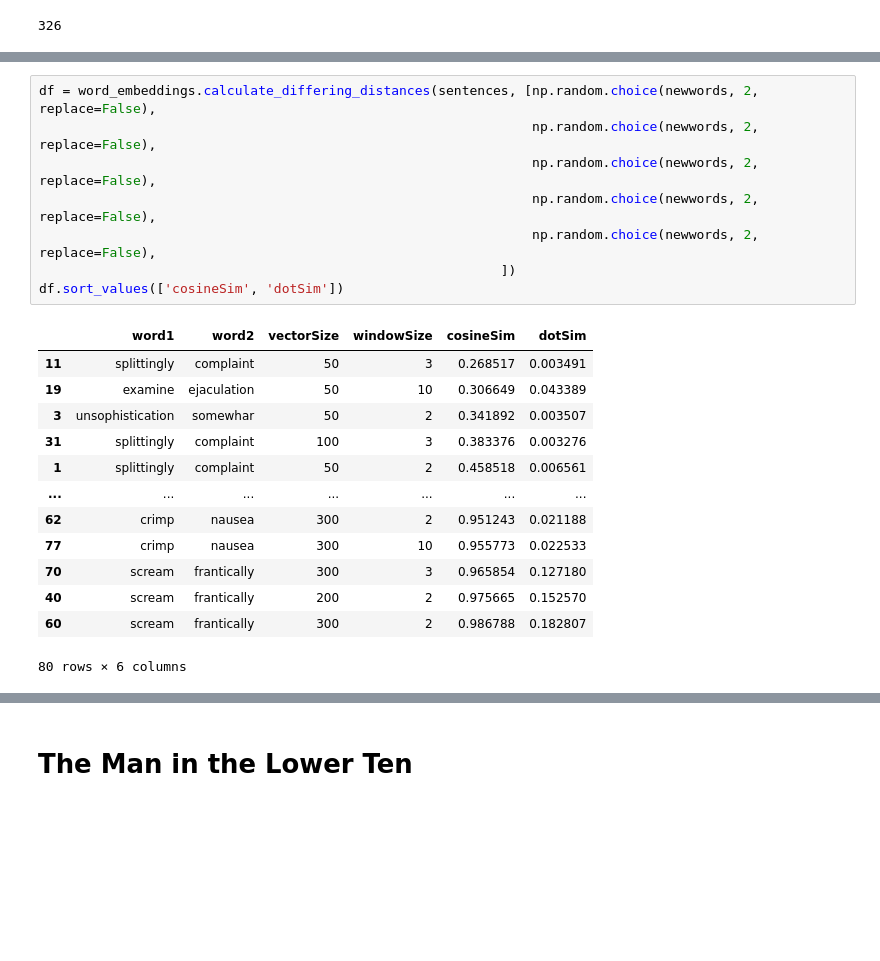
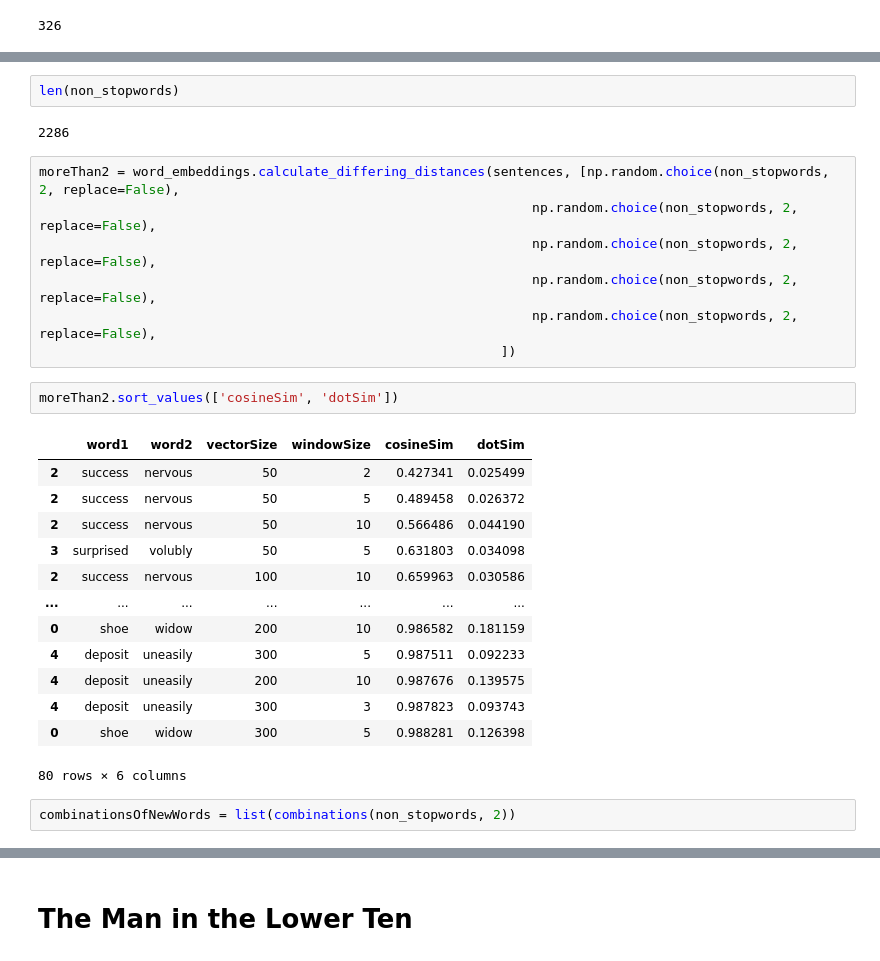
Before and after one commit to NLPaladins/rinehartAnalysis_wordVectors, a Jupyter notebook: main.ipynb, the cells around one changed output, grey strips where cells are left out. Cells and saved outputs as stored; diff of their text form; blank space fills up the shorter version.

```diff
--- a/main.ipynb
+++ b/main.ipynb
@@ -231,22 +225,29 @@ newwords = list(filter(lambda x: x not in stopwords, np.unique(flatarr)))
+# %%
+len(non_stopwords)
+# %% [output]
+2286
 # %%
-df = word_embeddings.calculate_differing_distances(sentences, [np.random.choice(newwords, 2, replace=False),
-                                                               np.random.choice(newwords, 2, replace=False),
-                                                               np.random.choice(newwords, 2, replace=False),
-                                                               np.random.choice(newwords, 2, replace=False),
-                                                               np.random.choice(newwords, 2, replace=False),
+moreThan2 = word_embeddings.calculate_differing_distances(sentences, [np.random.choice(non_stopwords, 2, replace=False),
+                                                               np.random.choice(non_stopwords, 2, replace=False),
+                                                               np.random.choice(non_stopwords, 2, replace=False),
+                                                               np.random.choice(non_stopwords, 2, replace=False),
+                                                               np.random.choice(non_stopwords, 2, replace=False),
                                                            ])
-df.sort_values(['cosineSim', 'dotSim'])
-# %% [output]
-|  | word1 | word2 | vectorSize | windowSize | cosineSim | dotSim |
-| 11 | splittingly | complaint | 50 | 3 | 0.268517 | 0.003491 |
-| 19 | examine | ejaculation | 50 | 10 | 0.306649 | 0.043389 |
-| 3 | unsophistication | somewhar | 50 | 2 | 0.341892 | 0.003507 |
-| 31 | splittingly | complaint | 100 | 3 | 0.383376 | 0.003276 |
-| 1 | splittingly | complaint | 50 | 2 | 0.458518 | 0.006561 |
-| ... | ... | ... | ... | ... | ... | ... |
-| 62 | crimp | nausea | 300 | 2 | 0.951243 | 0.021188 |
-| 77 | crimp | nausea | 300 | 10 | 0.955773 | 0.022533 |
-| 70 | scream | frantically | 300 | 3 | 0.965854 | 0.127180 |
-| 40 | scream | frantically | 200 | 2 | 0.975665 | 0.152570 |
-| 60 | scream | frantically | 300 | 2 | 0.986788 | 0.182807 |
-80 rows × 6 columns
+# %%
+moreThan2.sort_values(['cosineSim', 'dotSim'])
+# %% [output]
+|  | word1 | word2 | vectorSize | windowSize | cosineSim | dotSim |
+| 2 | success | nervous | 50 | 2 | 0.427341 | 0.025499 |
+| 2 | success | nervous | 50 | 5 | 0.489458 | 0.026372 |
+| 2 | success | nervous | 50 | 10 | 0.566486 | 0.044190 |
+| 3 | surprised | volubly | 50 | 5 | 0.631803 | 0.034098 |
+| 2 | success | nervous | 100 | 10 | 0.659963 | 0.030586 |
+| ... | ... | ... | ... | ... | ... | ... |
+| 0 | shoe | widow | 200 | 10 | 0.986582 | 0.181159 |
+| 4 | deposit | uneasily | 300 | 5 | 0.987511 | 0.092233 |
+| 4 | deposit | uneasily | 200 | 10 | 0.987676 | 0.139575 |
+| 4 | deposit | uneasily | 300 | 3 | 0.987823 | 0.093743 |
+| 0 | shoe | widow | 300 | 5 | 0.988281 | 0.126398 |
+80 rows × 6 columns
+# %%
+combinationsOfNewWords = list(combinations(non_stopwords, 2))
```
Also changed, not shown: parts of 32 cells of this notebook, 4 other files.
